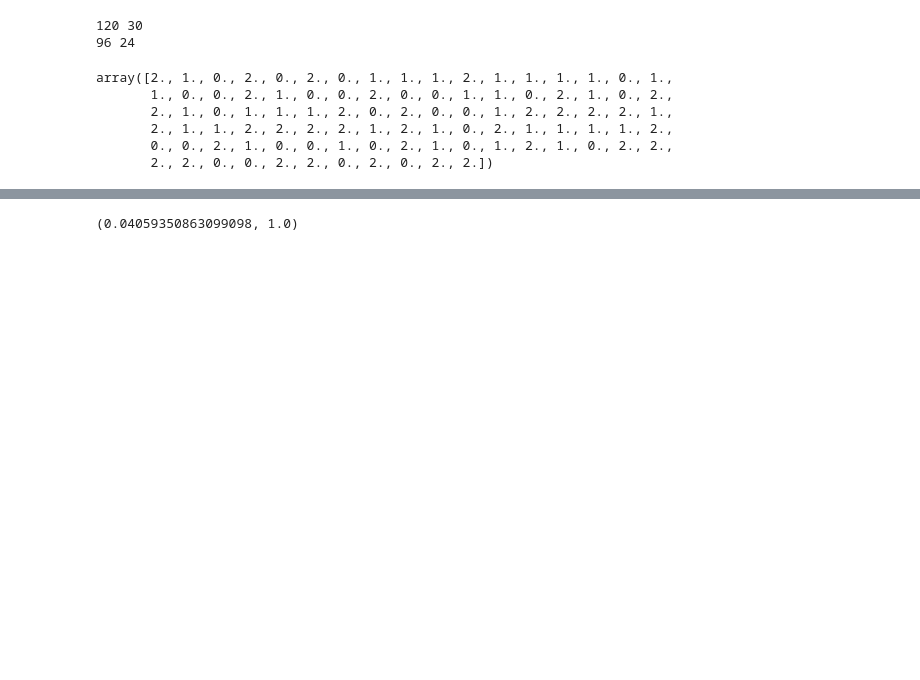
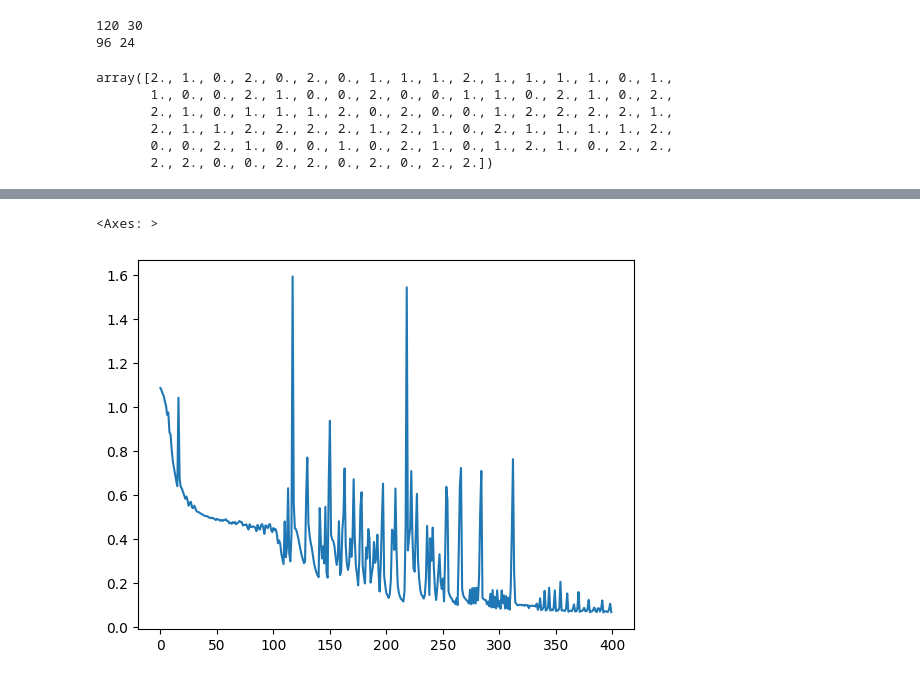
Before and after one commit to Cachaza/IA_LAB02_MLP, a Jupyter notebook: L2P2-MLP_Lirios.ipynb, the cells around one changed output, grey strips where cells are left out. Drawn from its saved outputs; the diff is of its cells as text; code cells hidden in the pictures; blank space fills up the shorter version.

```diff
--- a/L2P2-MLP_Lirios.ipynb
+++ b/L2P2-MLP_Lirios.ipynb
@@ -238,19 +331,15 @@ Weighted Score: 0.987390267290175
 # %%
+modelo = keras.Sequential()
+modelo.add(keras.layers.Dense(units=16, activation="relu", input_shape=(4,)))
+for j in range(int(numCapasFinal)):
+    modelo.add(keras.layers.Dense(neuronasPorCapaFinal, activation="relu"))
+    if j == numCapasFinal-1:
+        modelo.add(keras.layers.Dense(3, activation="sigmoid"))
 
-# Define the model
-model = keras.Sequential([
-  keras.layers.Dense(units=16, activation="relu", input_shape=(4,)),
-  keras.layers.Dense(units=30, activation="relu"),
-  keras.layers.Dense(units=48, activation="relu"),
-  keras.layers.Dense(units=48, activation="relu"),
-  keras.layers.Dense(units=48, activation="relu"),
-  keras.layers.Dense(units=48, activation="relu"),
-  keras.layers.Dense(3, activation="sigmoid")
-])
 
-optimizer = keras.optimizers.SGD(learning_rate=0.05, momentum=0.25)
-model.compile(loss="sparse_categorical_crossentropy", optimizer=optimizer, metrics=["accuracy"])
-model.fit(x=x, y=y, epochs=300, batch_size=32, validation_data=(x_val, y_val))
-
-loss, accuracy = model.evaluate(x_test, y_test)
+optimizer = keras.optimizers.SGD(learning_rate=learningRateFinal, momentum=momentumFinal)
+modelo.compile(loss="sparse_categorical_crossentropy", optimizer=optimizer, metrics=["accuracy"])
+history = modelo.fit(x=x, y=y, epochs=400, batch_size=32, validation_data=(x_val, y_val), verbose=0)
+lossVal, accuracyVal = modelo.evaluate(x_val, y_val)
+lossTest, accuracyTest = modelo.evaluate(x_test, y_test)
 # %% [output]
@@ -274,4 +348,7 @@ Epoch 300/300
-# %%
-loss, accuracy
-# %% [output]
-(0.04059350863099098, 1.0)
+# %%
+results_df = pd.DataFrame.from_dict(history.history)
+# %%
+results_df['loss'].plot()
+# %% [output]
+<Axes: >
+[figure, added]
```
Also changed, not shown: parts of 10 cells of this notebook.
